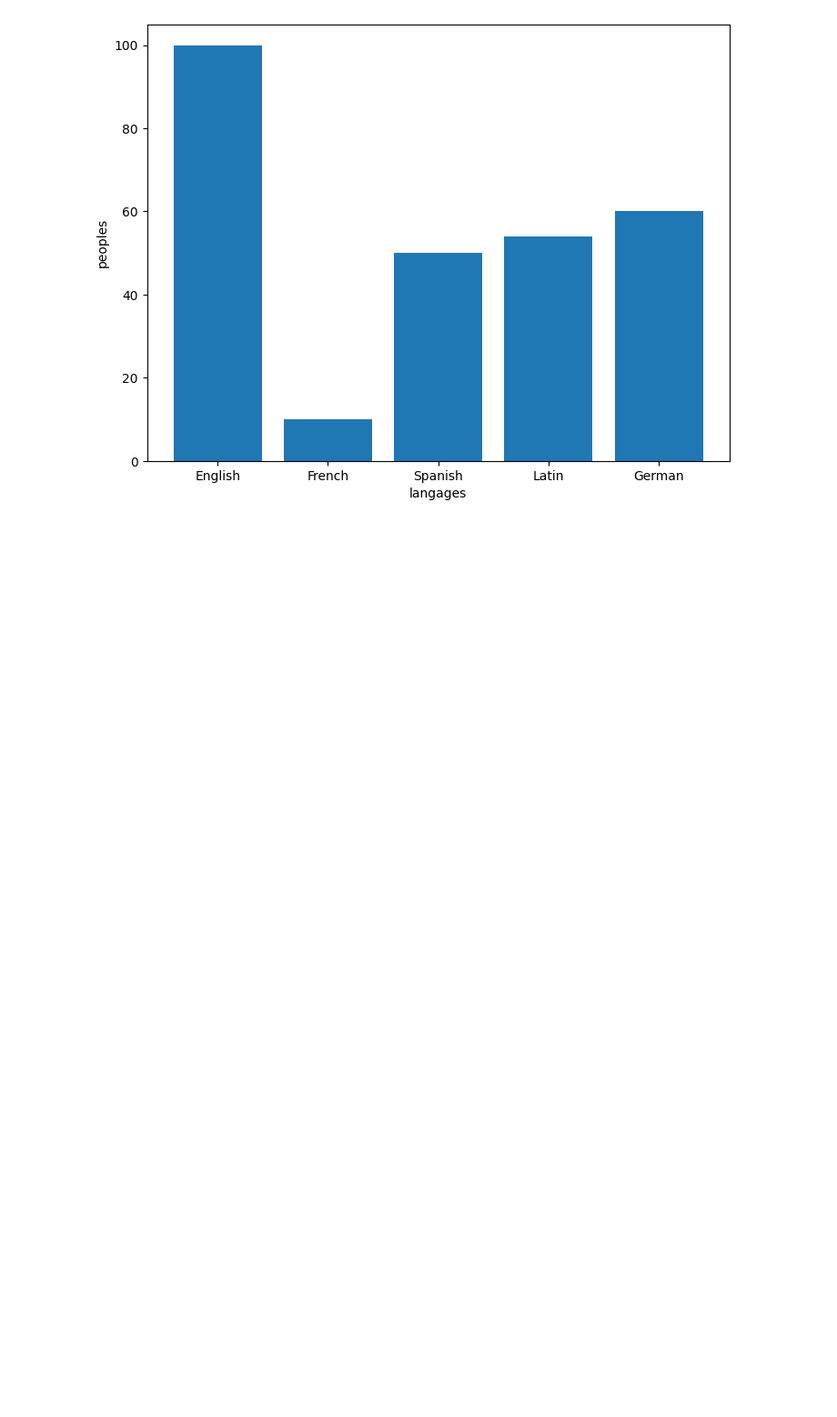
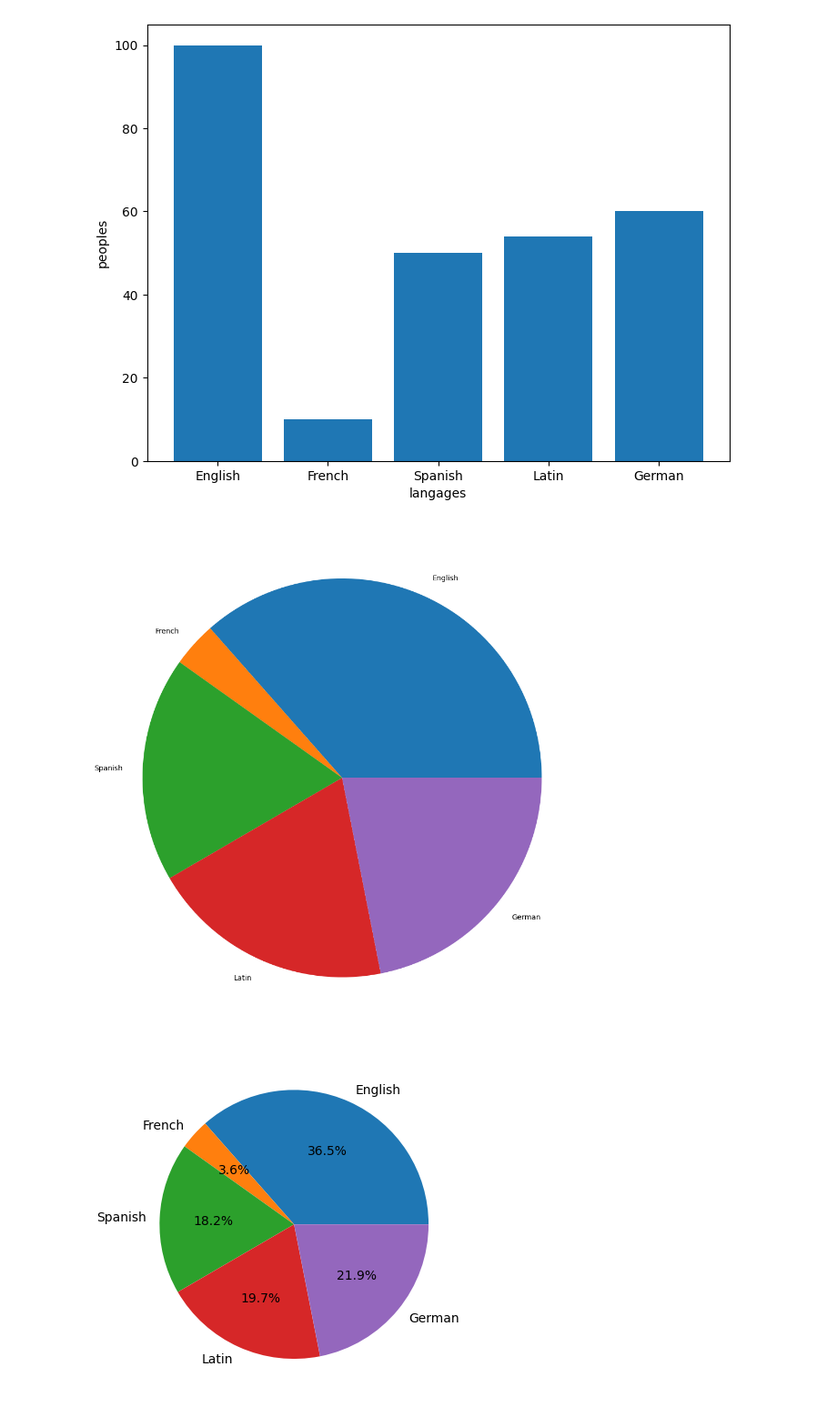
Before and after one commit to dilancodecircle-star/ML-projects-, a Jupyter notebook: matplotlib/tutorial.ipynb, the cells around one changed output. Shown at 91% size. Saved outputs shown, nothing was run; the diff lists cells and outputs as text; code cells hidden in the pictures; blank space fills up the shorter version.

Commit message:
PI chart

```diff
--- a/matplotlib/tutorial.ipynb
+++ b/matplotlib/tutorial.ipynb
@@ -140,3 +140,16 @@ plt.ylabel("peoples")
 # %% [output]
 Text(0, 0.5, 'peoples')
 [figure]
+# %%
+fig1= plt.figure()
+ax =fig1.add_axes([0,0,2,2])
+language = ["English" , "French" , "Spanish" , "Latin" , "German"]
+peoples = [100 , 10 , 50, 54 , 60]
+ax.pie(peoples , labels=language )
+plt.show()
+
+plt.pie(peoples , labels=language , autopct= '%1.1f%%')
+plt.show()
+# %% [output]
+[figure, added]
+[figure, added]
```
